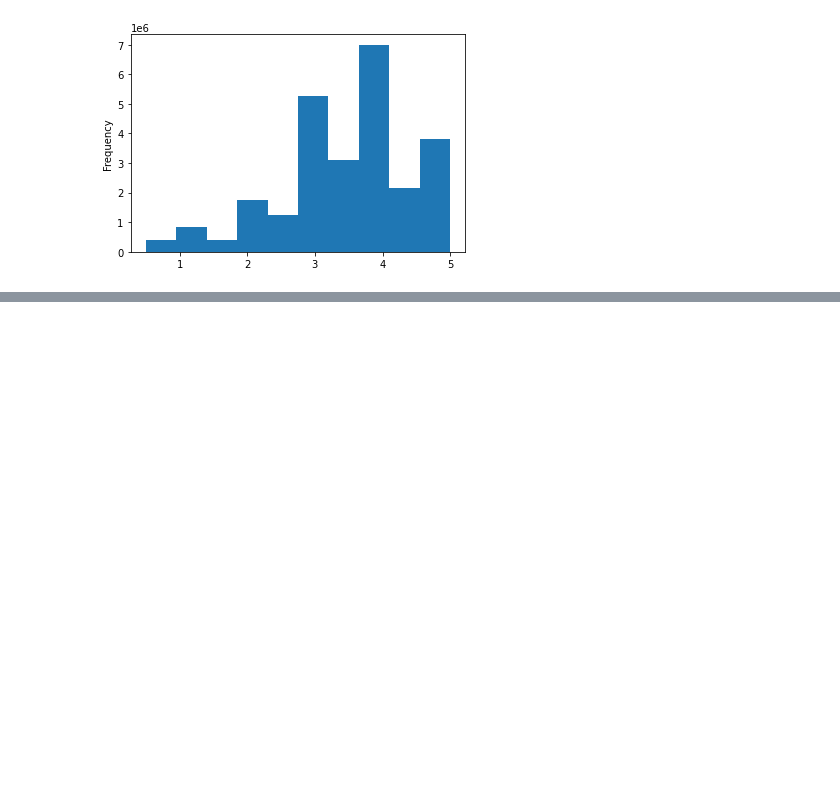
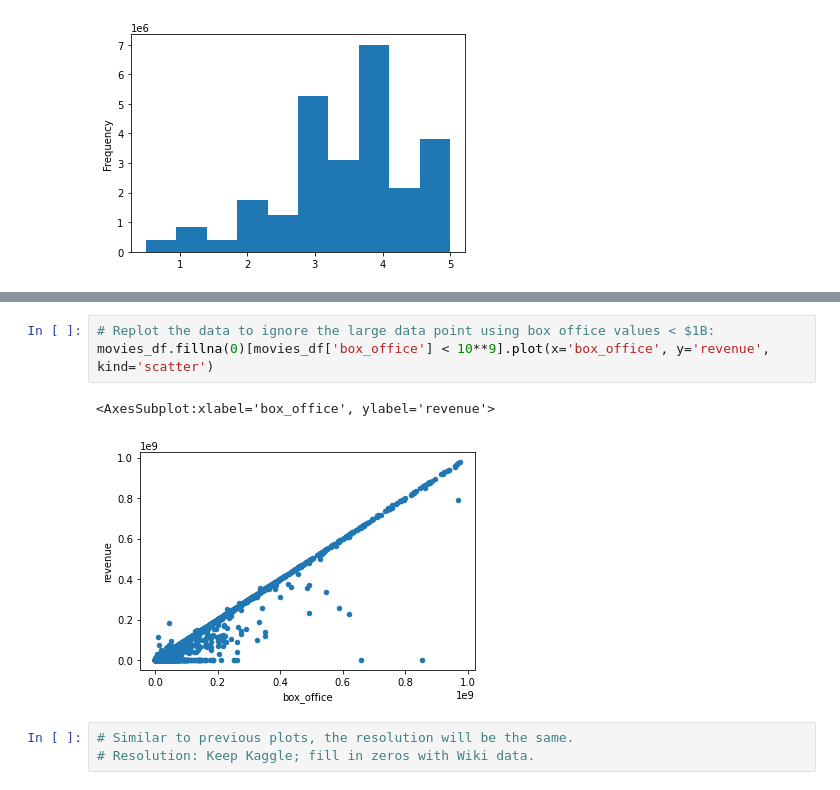
Before and after one commit to stefcenti2022/Movies-ETL, a Jupyter notebook: Movielens_Extract.ipynb, the cells around one changed output, grey strips where cells are left out. Saved outputs shown, nothing was run; the diff lists cells and outputs as text; blank space fills up the shorter version.

```diff
--- a/Movielens_Extract.ipynb
+++ b/Movielens_Extract.ipynb
@@ -1102,0 +1251,9 @@ Name: rating, dtype: float64
+# %%
+# Replot the data to ignore the large data point using box office values < $1B:
+movies_df.fillna(0)[movies_df['box_office'] < 10**9].plot(x='box_office', y='revenue', kind='scatter')
+# %% [output]
+<AxesSubplot:xlabel='box_office', ylabel='revenue'>
+[figure, added]
+# %%
+# Similar to previous plots, the resolution will be the same.
+# Resolution: Keep Kaggle; fill in zeros with Wiki data.
```
Also changed, not shown: parts of 57 cells of this notebook, 1 other file.
